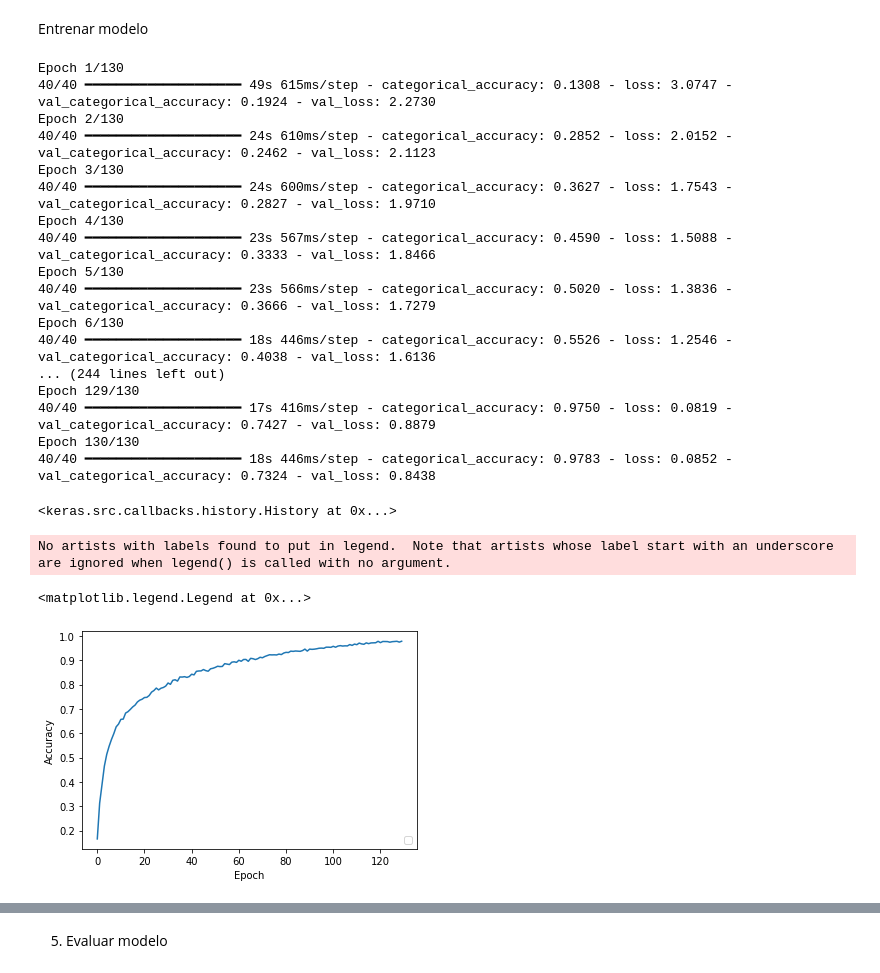
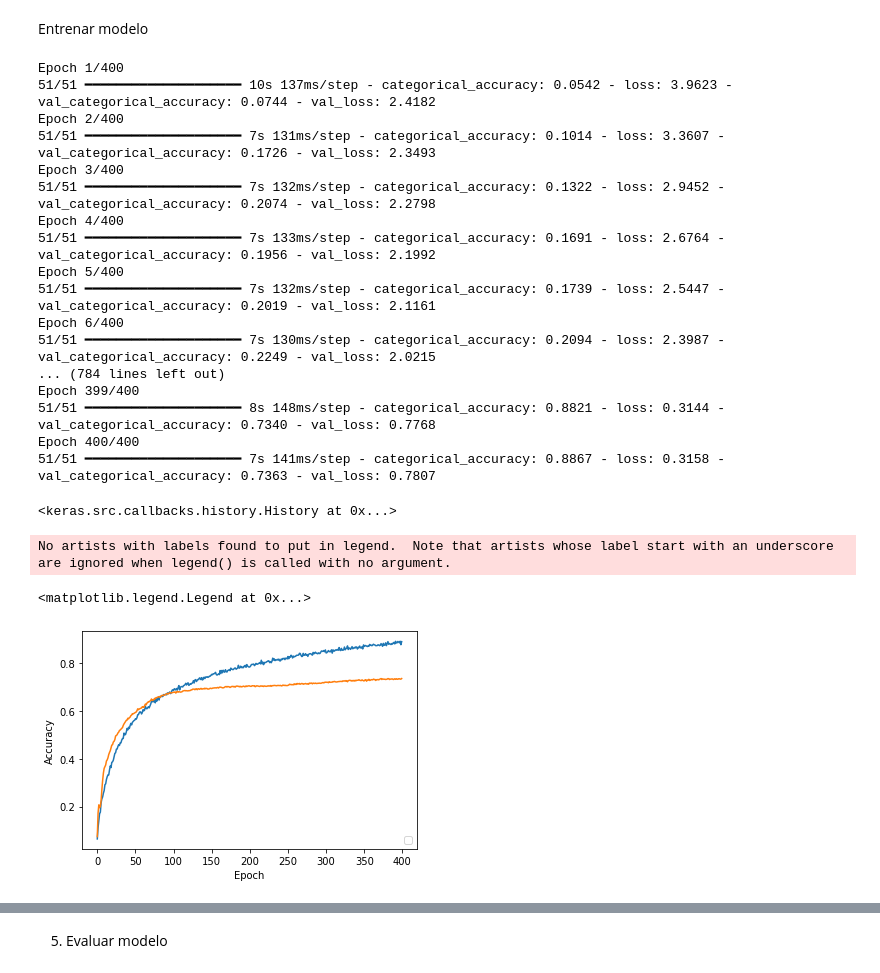
Before and after one commit to psalazar211/RecPatrones_Proyecto_Final, a Jupyter notebook: RecPatrones_Proyecto_Final.ipynb, the cells around one changed output, grey strips where cells are left out. Saved outputs shown, nothing was run; the diff lists cells and outputs as text; code cells hidden in the pictures.

Commit message:
change lr and epochs

```diff
--- a/RecPatrones_Proyecto_Final.ipynb
+++ b/RecPatrones_Proyecto_Final.ipynb
@@ -371,33 +371,34 @@ model.compile(optimizer=Adam(learning_rate=3e-6),
 # %% [markdown]
 Entrenar modelo
 # %%
-model.fit(X_train, y_train, epochs=200,batch_size=128, validation_data= (X_test, y_test))
+model.fit(X_train, y_train, epochs=400,batch_size=100, validation_data= (X_test, y_test))
 # %% [output]
-Epoch 1/130
-40/40 ━━━━━━━━━━━━━━━━━━━━ 49s 615ms/step - categorical_accuracy: 0.1308 - loss: 3.0747 - val_categorical_accuracy: 0.1924 - val_loss: 2.2730
-Epoch 2/130
-40/40 ━━━━━━━━━━━━━━━━━━━━ 24s 610ms/step - categorical_accuracy: 0.2852 - loss: 2.0152 - val_categorical_accuracy: 0.2462 - val_loss: 2.1123
-Epoch 3/130
-40/40 ━━━━━━━━━━━━━━━━━━━━ 24s 600ms/step - categorical_accuracy: 0.3627 - loss: 1.7543 - val_categorical_accuracy: 0.2827 - val_loss: 1.9710
-Epoch 4/130
-40/40 ━━━━━━━━━━━━━━━━━━━━ 23s 567ms/step - categorical_accuracy: 0.4590 - loss: 1.5088 - val_categorical_accuracy: 0.3333 - val_loss: 1.8466
-Epoch 5/130
-40/40 ━━━━━━━━━━━━━━━━━━━━ 23s 566ms/step - categorical_accuracy: 0.5020 - loss: 1.3836 - val_categorical_accuracy: 0.3666 - val_loss: 1.7279
-Epoch 6/130
-40/40 ━━━━━━━━━━━━━━━━━━━━ 18s 446ms/step - categorical_accuracy: 0.5526 - loss: 1.2546 - val_categorical_accuracy: 0.4038 - val_loss: 1.6136
-... (244 lines left out)
-Epoch 129/130
-40/40 ━━━━━━━━━━━━━━━━━━━━ 17s 416ms/step - categorical_accuracy: 0.9750 - loss: 0.0819 - val_categorical_accuracy: 0.7427 - val_loss: 0.8879
-Epoch 130/130
-40/40 ━━━━━━━━━━━━━━━━━━━━ 18s 446ms/step - categorical_accuracy: 0.9783 - loss: 0.0852 - val_categorical_accuracy: 0.7324 - val_loss: 0.8438
+Epoch 1/400
+51/51 ━━━━━━━━━━━━━━━━━━━━ 10s 137ms/step - categorical_accuracy: 0.0542 - loss: 3.9623 - val_categorical_accuracy: 0.0744 - val_loss: 2.4182
+Epoch 2/400
+51/51 ━━━━━━━━━━━━━━━━━━━━ 7s 131ms/step - categorical_accuracy: 0.1014 - loss: 3.3607 - val_categorical_accuracy: 0.1726 - val_loss: 2.3493
+Epoch 3/400
+51/51 ━━━━━━━━━━━━━━━━━━━━ 7s 132ms/step - categorical_accuracy: 0.1322 - loss: 2.9452 - val_categorical_accuracy: 0.2074 - val_loss: 2.2798
+Epoch 4/400
+51/51 ━━━━━━━━━━━━━━━━━━━━ 7s 133ms/step - categorical_accuracy: 0.1691 - loss: 2.6764 - val_categorical_accuracy: 0.1956 - val_loss: 2.1992
+Epoch 5/400
+51/51 ━━━━━━━━━━━━━━━━━━━━ 7s 132ms/step - categorical_accuracy: 0.1739 - loss: 2.5447 - val_categorical_accuracy: 0.2019 - val_loss: 2.1161
+Epoch 6/400
+51/51 ━━━━━━━━━━━━━━━━━━━━ 7s 130ms/step - categorical_accuracy: 0.2094 - loss: 2.3987 - val_categorical_accuracy: 0.2249 - val_loss: 2.0215
+... (784 lines left out)
+Epoch 399/400
+51/51 ━━━━━━━━━━━━━━━━━━━━ 8s 148ms/step - categorical_accuracy: 0.8821 - loss: 0.3144 - val_categorical_accuracy: 0.7340 - val_loss: 0.7768
+Epoch 400/400
+51/51 ━━━━━━━━━━━━━━━━━━━━ 7s 141ms/step - categorical_accuracy: 0.8867 - loss: 0.3158 - val_categorical_accuracy: 0.7363 - val_loss: 0.7807
 <keras.src.callbacks.history.History at 0x...>
 # %%
 plt.plot(model.history.history['categorical_accuracy'])
+plt.plot(model.history.history['val_categorical_accuracy'])
 plt.xlabel('Epoch')
 plt.ylabel('Accuracy')
 plt.legend(loc='lower right')
 # %% [output]
 No artists with labels found to put in legend.  Note that artists whose label start with an underscore are ignored when legend() is called with no argument.
 <matplotlib.legend.Legend at 0x...>
-[figure, old version]
+[figure, new version]
 # %%
```
Also changed, not shown: parts of 5 cells of this notebook.
